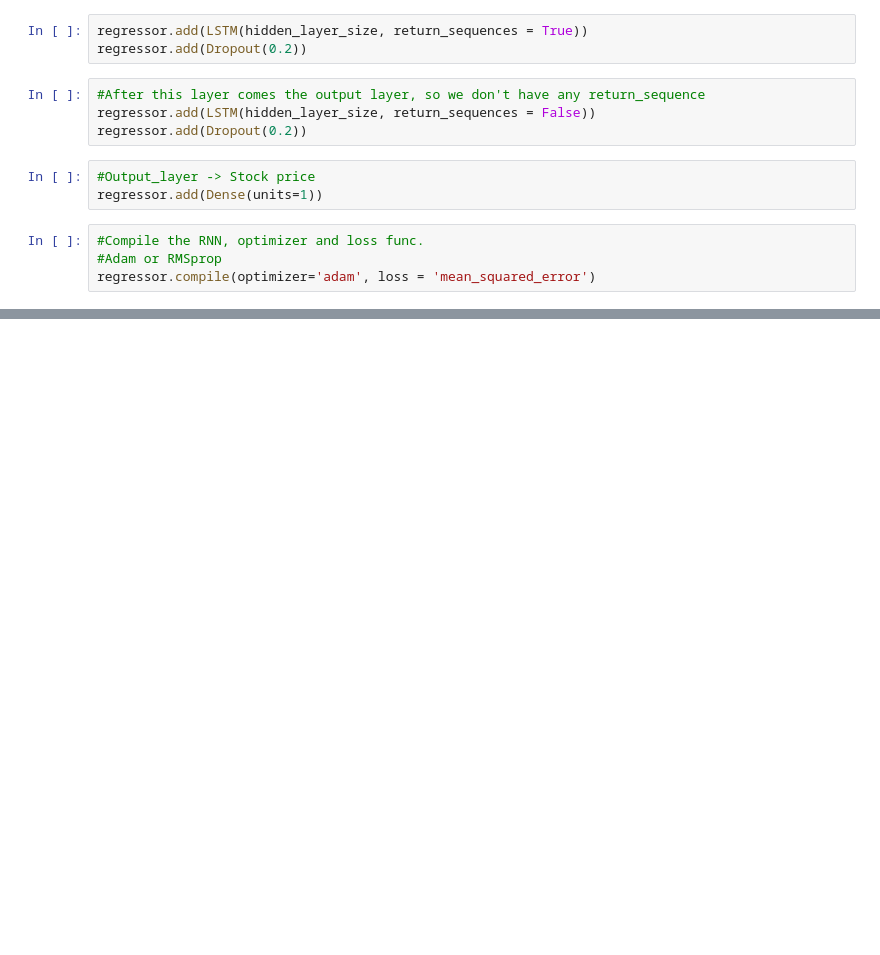
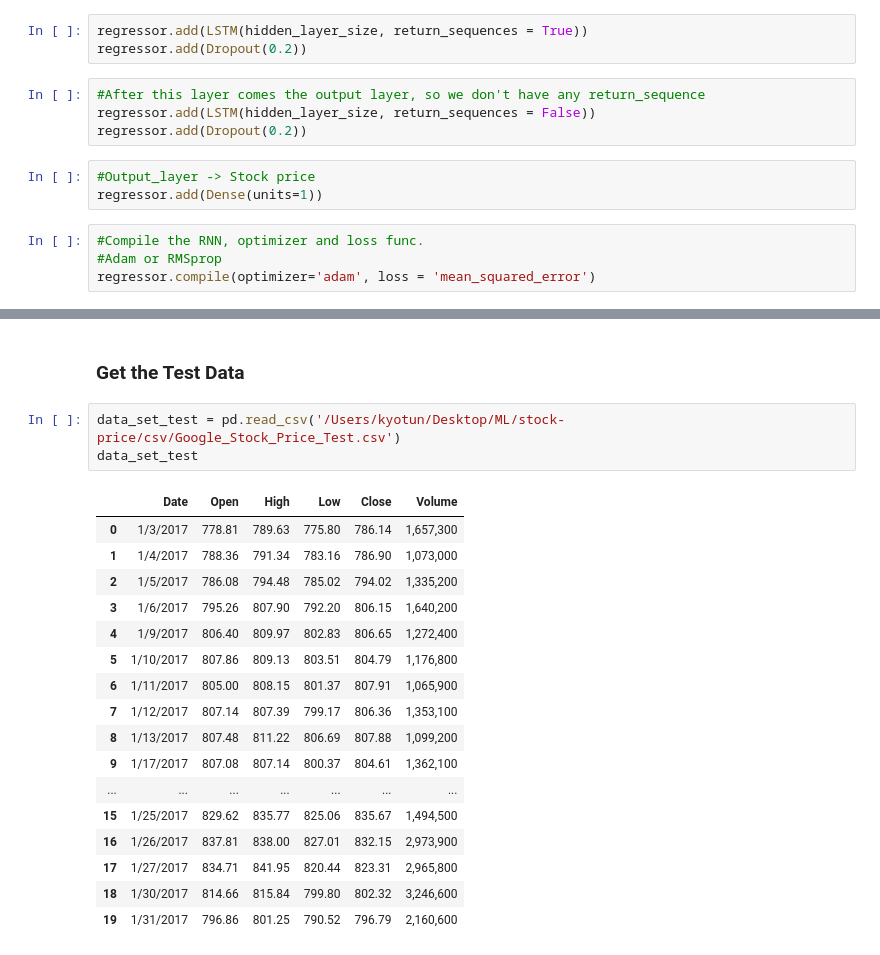
Before and after one commit to Kyotun/ML, a Jupyter notebook: stock-price/main.ipynb, the cells around one changed output, grey strips where cells are left out. Cells and saved outputs as stored; diff of their text form; blank space fills up the shorter version.

Commit message:
Test data added.

```diff
--- a/stock-price/main.ipynb
+++ b/stock-price/main.ipynb
@@ -132,0 +156,23 @@ regressor.compile(optimizer='adam', loss = 'mean_squared_error')
+# %% [markdown]
+### Get the Test Data
+# %%
+data_set_test = pd.read_csv('/Users/kyotun/Desktop/ML/stock-price/csv/Google_Stock_Price_Test.csv')
+data_set_test
+# %% [output]
+|  | Date | Open | High | Low | Close | Volume |
+| 0 | 1/3/2017 | 778.81 | 789.63 | 775.80 | 786.14 | 1,657,300 |
+| 1 | 1/4/2017 | 788.36 | 791.34 | 783.16 | 786.90 | 1,073,000 |
+| 2 | 1/5/2017 | 786.08 | 794.48 | 785.02 | 794.02 | 1,335,200 |
+| 3 | 1/6/2017 | 795.26 | 807.90 | 792.20 | 806.15 | 1,640,200 |
+| 4 | 1/9/2017 | 806.40 | 809.97 | 802.83 | 806.65 | 1,272,400 |
+| 5 | 1/10/2017 | 807.86 | 809.13 | 803.51 | 804.79 | 1,176,800 |
+| 6 | 1/11/2017 | 805.00 | 808.15 | 801.37 | 807.91 | 1,065,900 |
+| 7 | 1/12/2017 | 807.14 | 807.39 | 799.17 | 806.36 | 1,353,100 |
+| 8 | 1/13/2017 | 807.48 | 811.22 | 806.69 | 807.88 | 1,099,200 |
+| 9 | 1/17/2017 | 807.08 | 807.14 | 800.37 | 804.61 | 1,362,100 |
+| ... | ... | ... | ... | ... | ... | ... |
+| 15 | 1/25/2017 | 829.62 | 835.77 | 825.06 | 835.67 | 1,494,500 |
+| 16 | 1/26/2017 | 837.81 | 838.00 | 827.01 | 832.15 | 2,973,900 |
+| 17 | 1/27/2017 | 834.71 | 841.95 | 820.44 | 823.31 | 2,965,800 |
+| 18 | 1/30/2017 | 814.66 | 815.84 | 799.80 | 802.32 | 3,246,600 |
+| 19 | 1/31/2017 | 796.86 | 801.25 | 790.52 | 796.79 | 2,160,600 |
```
Also changed, not shown: parts of 3 cells of this notebook.
